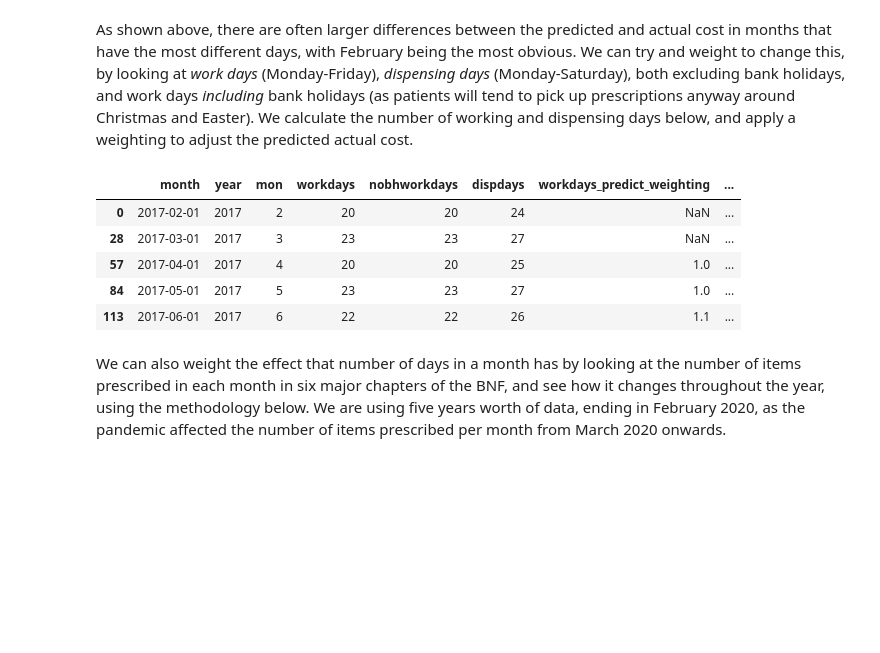
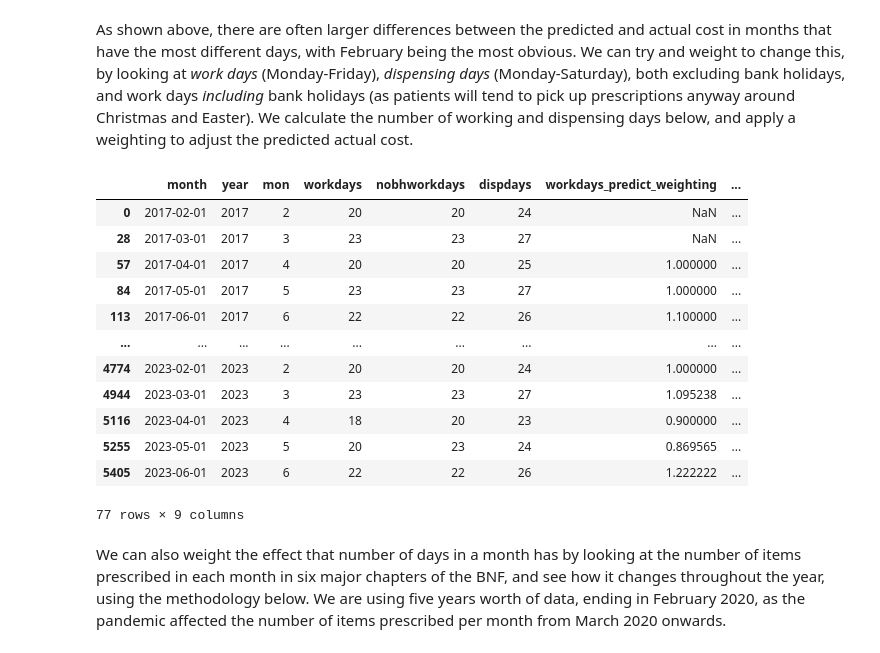
Before and after one commit to ebmdatalab/price-concessions-accuracy-notebook, a Jupyter notebook: notebooks/priceconcessions.ipynb, the cells around one changed output. Drawn from its saved outputs; the diff is of its cells as text; code cells hidden in the pictures; blank space fills up the shorter version.

```diff
--- a/notebooks/priceconcessions.ipynb
+++ b/notebooks/priceconcessions.ipynb
@@ -105,7 +107,7 @@ ORDER BY
 """
 
 exportfile = os.path.join("..","data","ncso_df.csv") #defines name for cache file
-ncso_df = bq.cached_read(sql, csv_path=exportfile, use_cache=True) #uses BQ if changed, otherwise csv cache file
+ncso_df = bq.cached_read(sql, csv_path=exportfile, use_cache=False) #uses BQ if changed, otherwise csv cache file
 ncso_df['month'] = ncso_df['month'].astype('datetime64[ns]') #ensure dates are in datetimeformat
 ncso_df['normal_nic_per_unit'] = ncso_df['normal_nic_per_unit'].astype(float) #ensure in float format
 ncso_df['predicted_nic_per_unit'] = ncso_df['predicted_nic_per_unit'].astype(float) #ensure in float format
@@ -222,14 +268,21 @@ dates['dispdays_predict_weighting'] = dates['dispdays']/dates['dispdays'].shift(
 #dates = dates.set_index('month')
 dates = dates.sort_values(by=['month']) #sort values by month for chart
 # %%
-dates.head()
+dates.head(200)
 # %% [output]
 |  | month | year | mon | workdays | nobhworkdays | dispdays | workdays_predict_weighting | ... |
 | 0 | 2017-02-01 | 2017 | 2 | 20 | 20 | 24 | NaN | ... |
 | 28 | 2017-03-01 | 2017 | 3 | 23 | 23 | 27 | NaN | ... |
-| 57 | 2017-04-01 | 2017 | 4 | 20 | 20 | 25 | 1.0 | ... |
-| 84 | 2017-05-01 | 2017 | 5 | 23 | 23 | 27 | 1.0 | ... |
-| 113 | 2017-06-01 | 2017 | 6 | 22 | 22 | 26 | 1.1 | ... |
+| 57 | 2017-04-01 | 2017 | 4 | 20 | 20 | 25 | 1.000000 | ... |
+| 84 | 2017-05-01 | 2017 | 5 | 23 | 23 | 27 | 1.000000 | ... |
+| 113 | 2017-06-01 | 2017 | 6 | 22 | 22 | 26 | 1.100000 | ... |
+| ... | ... | ... | ... | ... | ... | ... | ... | ... |
+| 4774 | 2023-02-01 | 2023 | 2 | 20 | 20 | 24 | 1.000000 | ... |
+| 4944 | 2023-03-01 | 2023 | 3 | 23 | 23 | 27 | 1.095238 | ... |
+| 5116 | 2023-04-01 | 2023 | 4 | 18 | 20 | 23 | 0.900000 | ... |
+| 5255 | 2023-05-01 | 2023 | 5 | 20 | 23 | 24 | 0.869565 | ... |
+| 5405 | 2023-06-01 | 2023 | 6 | 22 | 22 | 26 | 1.222222 | ... |
+77 rows × 9 columns
 # %% [markdown]
 We can also weight the effect that number of days in a month has by looking at the number of items prescribed in each month in six major chapters of the BNF, and see how it changes throughout the year, using the methodology below.  We are using five years worth of data, ending in February 2020, as the pandemic affected the number of items prescribed per month from March 2020 onwards.
 # %%
```
Also changed, not shown: parts of 15 cells of this notebook, 18 other files.
